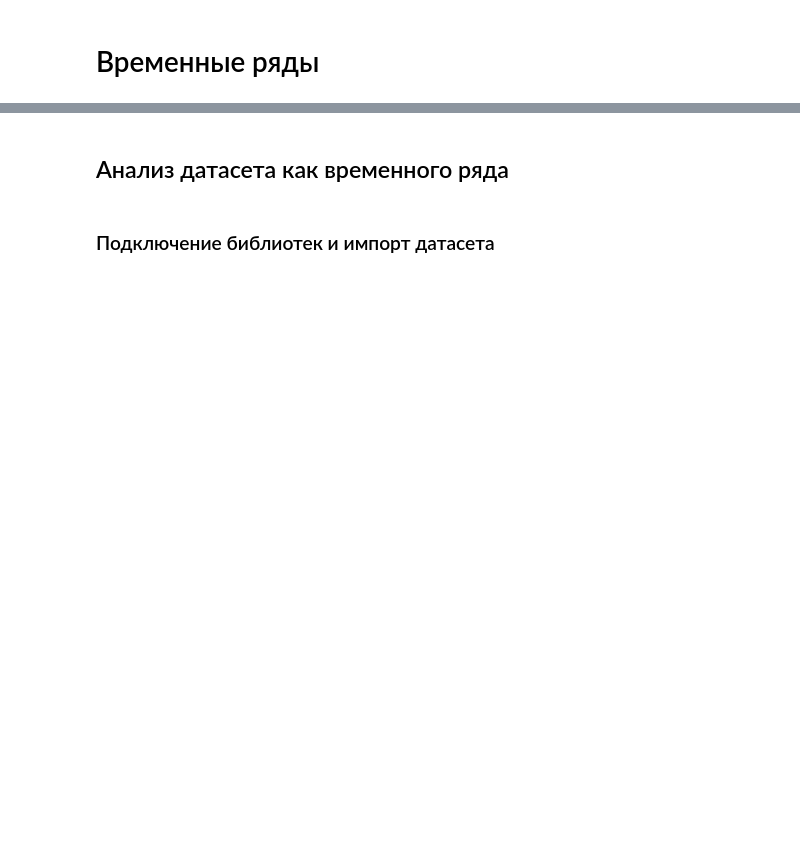
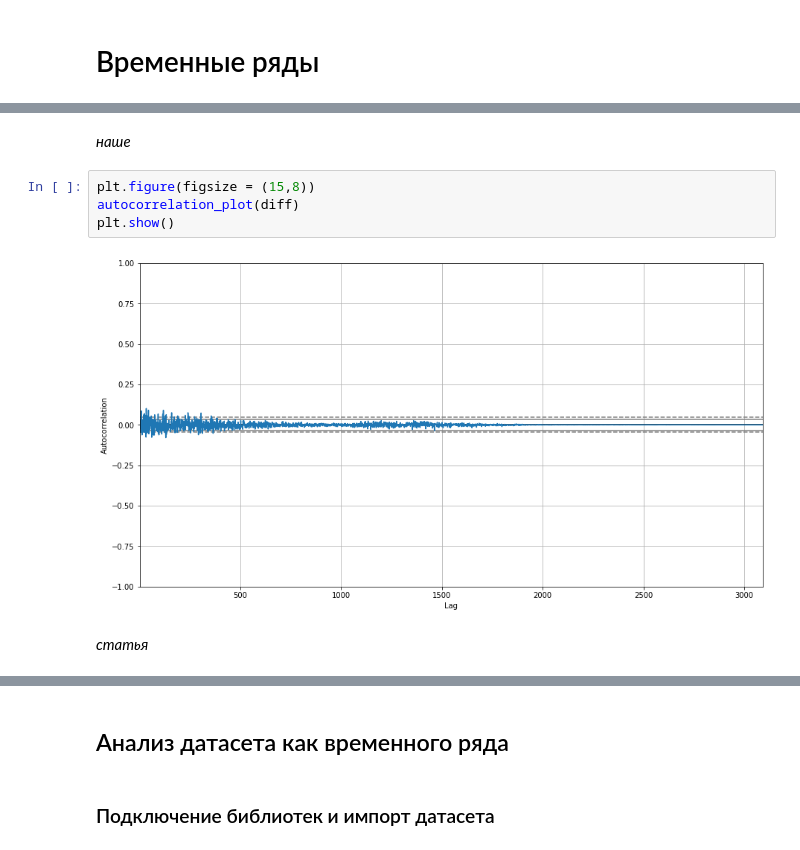
Before and after one commit to BitUpTeam/BitUp, a Jupyter notebook: TimeSeries_BTC.ipynb, the cells around one changed output, grey strips where cells are left out. Saved outputs shown, nothing was run; the diff lists cells and outputs as text; blank space fills up the shorter version.

```diff
--- a/TimeSeries_BTC.ipynb
+++ b/TimeSeries_BTC.ipynb
@@ -12,0 +77,10 @@
+# %% [markdown]
+*наше*
+# %%
+plt.figure(figsize = (15,8))
+autocorrelation_plot(diff)
+plt.show()
+# %% [output]
+[figure, added]
+# %% [markdown]
+*статья*
```
Also changed, not shown: parts of 65 cells of this notebook.
